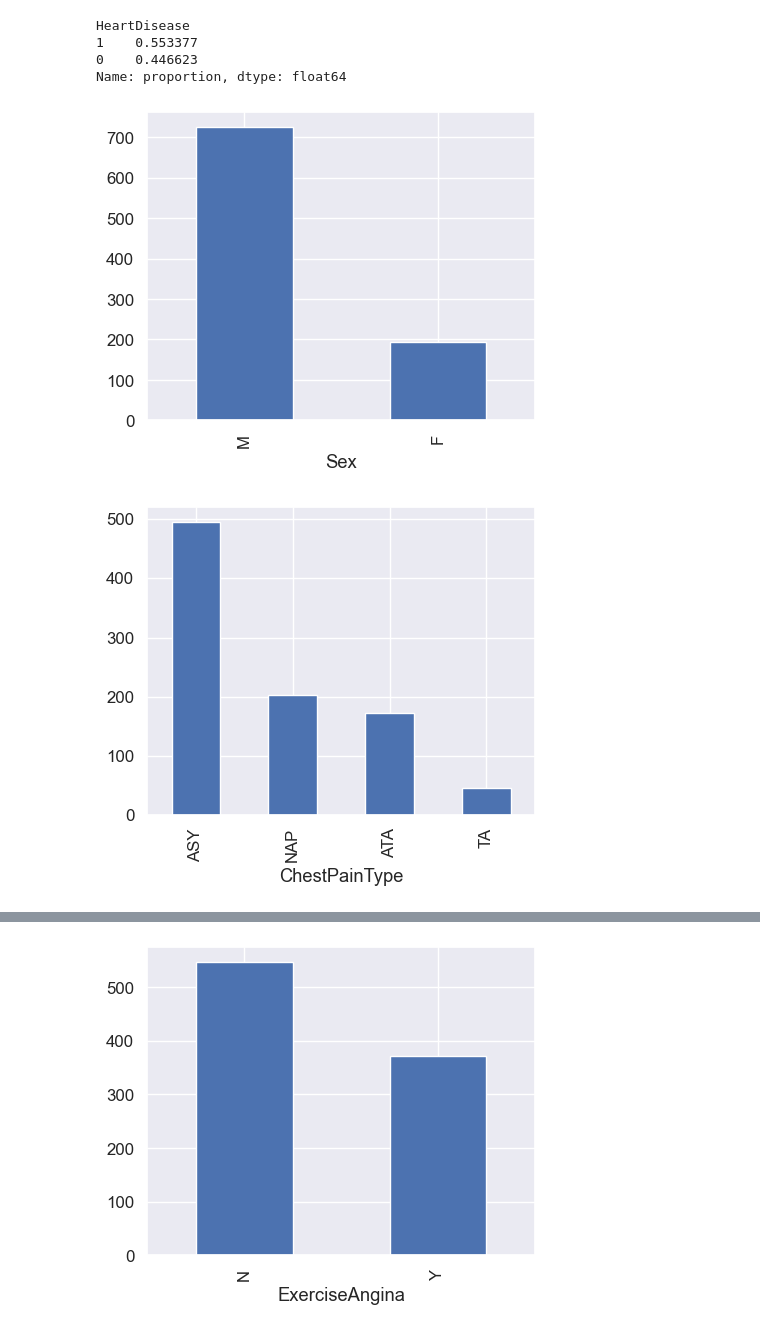
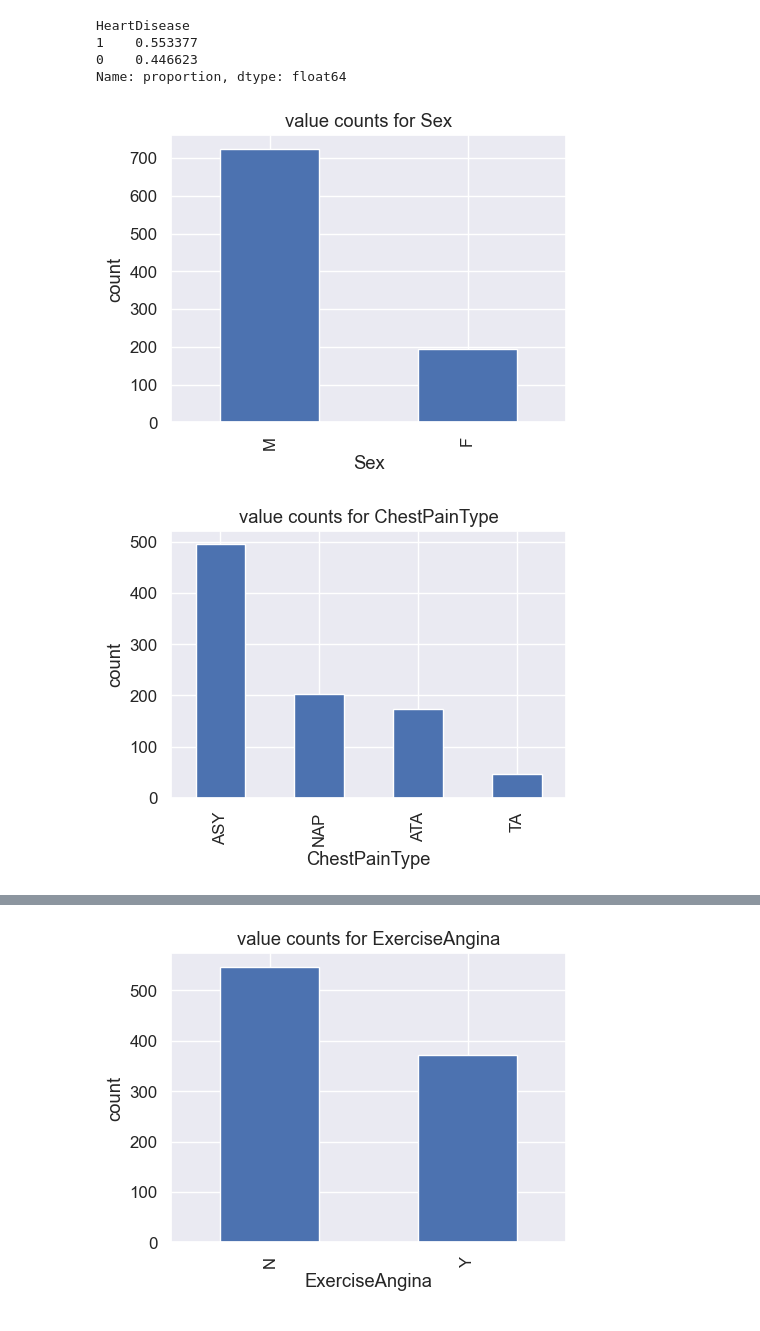
Before and after one commit to shovo896/EDA-of-Heart-Failure-disease, a Jupyter notebook: eda.ipynb, the cells around one changed output, grey strips where cells are left out. Saved outputs shown, nothing was run; the diff lists cells and outputs as text; code cells hidden in the pictures.

```diff
--- a/eda.ipynb
+++ b/eda.ipynb
@@ -182,7 +182,12 @@ Name: proportion, dtype: float64
 # %%
 for c in categorical_col:
        plt.figure(figsize=(5,4))
        df[c].value_counts().plot(kind="bar")
+       plt.title(f"value counts for {c}")
+       plt.ylabel("count")
+
+       plt.tight_layout()
+       plt.show()
 # %% [output]
-[figure, old version]
+[figure, new version]
-[figure, old version]
+[figure, new version]
@@ -190 +195 @@ for c in categorical_col:
-[figure, old version]
+[figure, new version]
```
Also changed, not shown: parts of 1 cell of this notebook.
